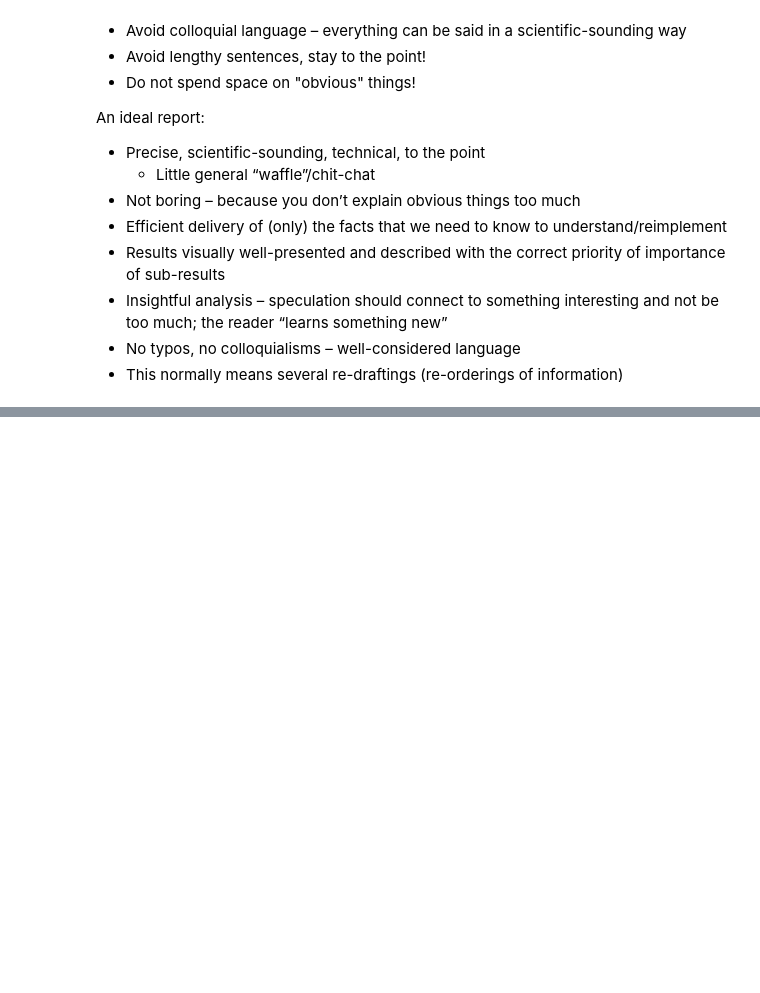
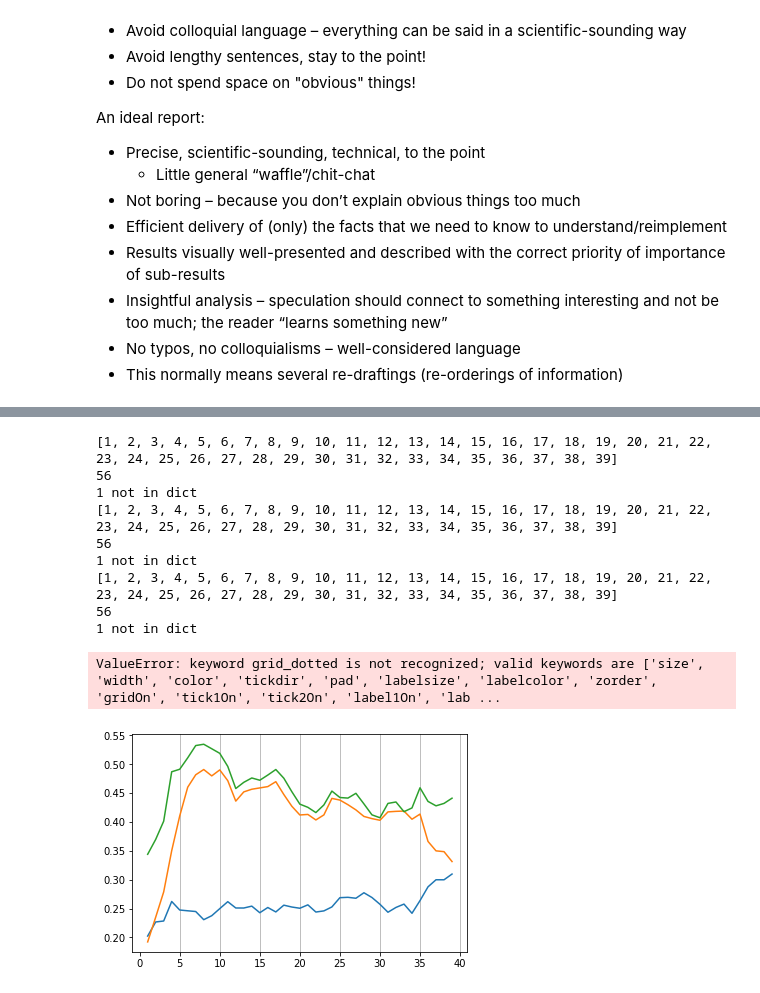
Before and after one commit to phlippe/SentimentClassification_TreeLSTM, a Jupyter notebook: notebooks/Mandatory_models.ipynb, the cells around one changed output, grey strips where cells are left out. Drawn from its saved outputs; the diff is of its cells as text; code cells hidden in the pictures; blank space fills up the shorter version.

```diff
--- a/notebooks/Mandatory_models.ipynb
+++ b/notebooks/Mandatory_models.ipynb
@@ -2329,0 +2229,5 @@ torch.cuda.empty_cache()
+# %%
+bow_preds = list()
+for i in range(10):
+    bow_test_preds = get_test_predictions(BOW(len(v.w2i), len(t2i), vocab=v), file_prefix="BOW_"+str(i).zfill(2))
+    bow_preds.append(bow_test_preds)
@@ -2329,0 +2255,5 @@ torch.cuda.empty_cache()
+# %%
+pt_deep_cbow_preds = list()
+for i in range(10):
+    pt_deep_cbow_test_preds = get_test_predictions(PTDeepCBOW(len(v.w2i), 300, 100, 5, v), file_prefix="PTDeepCBOW_"+str(i).zfill(2))
+    pt_deep_cbow_preds.append(pt_deep_cbow_test_preds)
@@ -2329,0 +2271,5 @@ torch.cuda.empty_cache()
+# %%
+lstm_preds = list()
+for i in range(10):
+    lstm_test_preds = get_test_predictions(get_lstm_model(), file_prefix="LSTM_" + str(i).zfill(2))
+    lstm_preds.append(lstm_test_preds)
@@ -2329,0 +2287,59 @@ torch.cuda.empty_cache()
+# %%
+tree_lstm_preds = list()
+for i in range(10):
+    tree_lstm_test_preds = get_test_predictions(get_tree_lstm_model(), file_prefix="TreeLSTM_" + str(i).zfill(2))
+    tree_lstm_preds.append(tree_lstm_test_preds)
+# %%
+max_test_len = max([len(d.tokens) for d in test_data])
+# poss_testlen = list(set([len(d.tokens) for d in test_data]))
+max_test_len = 40
+
+def get_acc_over_senlen(pred_list):
+    correct_preds_by_sen_len = dict()
+    for d_index, d in enumerate(test_data):
+        sen_len = len(d.tokens)
+        if sen_len not in correct_preds_by_sen_len:
+            correct_preds_by_sen_len[sen_len] = list()
+        acc = sum([pred_list[i][d_index] == d.label for i in range(len(pred_list))]) * 1.0 / len(pred_list)
+        correct_preds_by_sen_len[sen_len].append(acc)
+    return correct_preds_by_sen_len
+
+def plot_acc_over_senlen(acc_over_senlen, model_names, bin_size=1):
+    for name, model_acc in zip(model_names, acc_over_senlen):
+        pred_points = list()
+        x_list = [i * bin_size for i in range(1,int(math.ceil(max_test_len*1.0/bin_size)))]
+        print(x_list)
+        print(max(model_acc.keys()))
+        for x in x_list:
+            acc_list = list()
+            for i in range(min(bin_size, max_test_len - x)):
+                if x+i in model_acc:
+                    acc_list += model_acc[x+i]
+                else:
+                    print(str(x+i) + " not in dict")
+            if len(acc_list) == 0:
+                pred_points.append(0)
+            else:
+                pred_points.append(sum(acc_list)*1.0/len(acc_list))
+        smoothed_preds = list()
+        for x in x_list:
+            sub_points = pred_points[max(0,x-3):min(len(pred_points), x+3)]
+            smoothed_preds.append(sum(sub_points)*1.0/len(sub_points))
+        plt.plot(x_list, smoothed_preds, label=name)
+    plt.grid(dotted=True)
+    plt.legend()
+    plt.show()
+
+plot_acc_over_senlen([get_acc_over_senlen(bow_preds), get_acc_over_senlen(pt_deep_cbow_preds), get_acc_over_senlen(lstm_preds)], ["BOW", "PT Deep CBOW", "LSTM"])
+# %% [output]
+[1, 2, 3, 4, 5, 6, 7, 8, 9, 10, 11, 12, 13, 14, 15, 16, 17, 18, 19, 20, 21, 22, 23, 24, 25, 26, 27, 28, 29, 30, 31, 32, 33, 34, 35, 36, 37, 38, 39]
+56
+1 not in dict
+[1, 2, 3, 4, 5, 6, 7, 8, 9, 10, 11, 12, 13, 14, 15, 16, 17, 18, 19, 20, 21, 22, 23, 24, 25, 26, 27, 28, 29, 30, 31, 32, 33, 34, 35, 36, 37, 38, 39]
+56
+1 not in dict
+[1, 2, 3, 4, 5, 6, 7, 8, 9, 10, 11, 12, 13, 14, 15, 16, 17, 18, 19, 20, 21, 22, 23, 24, 25, 26, 27, 28, 29, 30, 31, 32, 33, 34, 35, 36, 37, 38, 39]
+56
+1 not in dict
+ValueError: keyword grid_dotted is not recognized; valid keywords are ['size', 'width', 'color', 'tickdir', 'pad', 'labelsize', 'labelcolor', 'zorder', 'gridOn', 'tick1On', 'tick2On', 'label1On', 'lab ...
+[figure, added]
```
Also changed, not shown: parts of 25 cells of this notebook.
